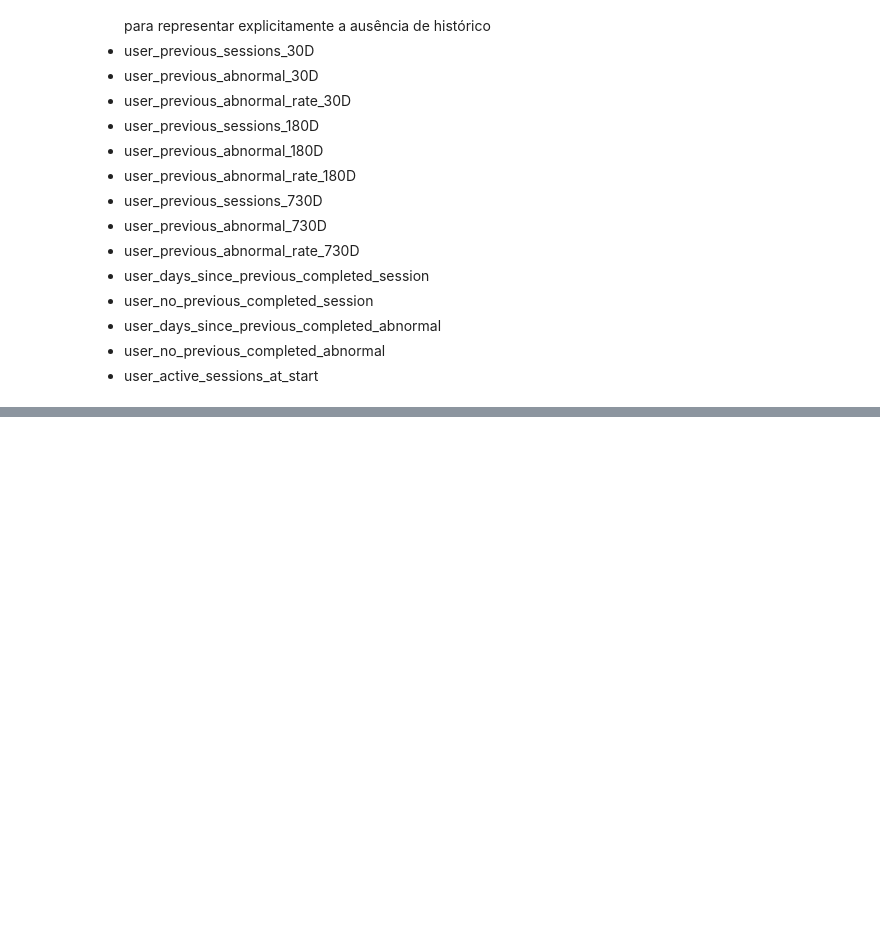
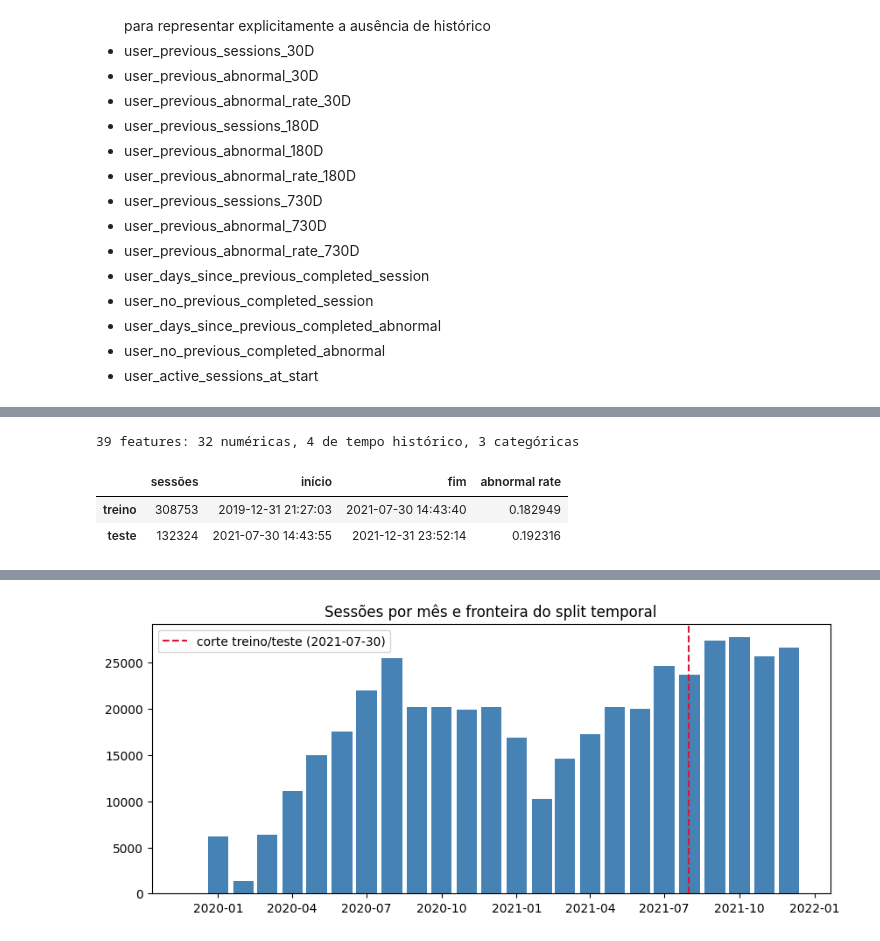
Before and after one commit to marianaCorreiia/MINDD-GPA-1260527-1211883-1231261, a Jupyter notebook: task1.ipynb, the cells around one changed output, grey strips where cells are left out. Saved outputs shown, nothing was run; the diff lists cells and outputs as text; code cells hidden in the pictures; blank space fills up the shorter version.

```diff
--- a/task1.ipynb
+++ b/task1.ipynb
@@ -1694,9 +1656,0 @@ As variáveis indicadoras `no_previous` são mantidas para preservar esta inform
-# %%
-history_time_columns = [
-    "post_hours_since_previous_completed_session",
-    "post_hours_since_previous_completed_abnormal",
-    "user_days_since_previous_completed_session",
-    "user_days_since_previous_completed_abnormal"
-]
-
-df[history_time_columns] = df[history_time_columns].fillna(-1)
@@ -1771,0 +1708,58 @@ Exclui-se variáveis que representam resultados da sessão ou que possam introdu
+# %%
+# Variáveis derivadas apenas de start_time (sem leakage); ordenação estável por start_time
+model_df = df.sort_values("start_time", kind="stable").reset_index(drop=True)
+model_df["start_hour"] = model_df["start_time"].dt.hour
+model_df["start_day_of_week"] = model_df["start_time"].dt.dayofweek
+model_df["start_month"] = model_df["start_time"].dt.month
+model_df["is_weekend"] = (model_df["start_day_of_week"] >= 5).astype(int)
+
+history_time_columns = [
+    "post_hours_since_previous_completed_session",
+    "post_hours_since_previous_completed_abnormal",
+    "user_days_since_previous_completed_session",
+    "user_days_since_previous_completed_abnormal",
+]
+history_other_columns = [
+    c for c in model_df.columns
+    if (c.startswith("post_") or c.startswith("user_")) and c not in history_time_columns
+] + ["is_new_user"]
+time_features = ["start_hour", "start_day_of_week", "start_month", "is_weekend"]
+context_numeric = ["electricity_price", "temperature", "relative_humidity", "precipitation_mm"]
+context_categorical = ["location_information", "district_name", "tariff_period"]
+
+# UserID e Charging Post ID ficam fora do primeiro modelo (risco de memória, secção D.5)
+numeric_features = time_features + context_numeric + history_other_columns
+feature_columns = numeric_features + history_time_columns + context_categorical
+print(f"{len(feature_columns)} features:", len(numeric_features), "numéricas,", len(history_time_columns),
+      "de tempo histórico,", len(context_categorical), "categóricas")
+# %% [output]
+39 features: 32 numéricas, 4 de tempo histórico, 3 categóricas
+# %%
+# Corte temporal 70/30 por start_time
+cut_time = model_df["start_time"].iloc[int(len(model_df) * 0.70)]
+train_df = model_df[model_df["start_time"] < cut_time]
+test_df = model_df[model_df["start_time"] >= cut_time]
+
+summary = pd.DataFrame({
+    "sessões": [len(train_df), len(test_df)],
+    "início": [train_df["start_time"].min(), test_df["start_time"].min()],
+    "fim": [train_df["start_time"].max(), test_df["start_time"].max()],
+    "abnormal rate": [train_df["is_abnormal"].mean(), test_df["is_abnormal"].mean()],
+}, index=["treino", "teste"])
+display(summary)
+
+overlap = (train_df["end_time"] >= cut_time).sum()
+print(f"Sessões de treino que terminam depois do corte ({cut_time}): {overlap}")
+
+monthly = model_df.groupby(model_df["start_time"].dt.to_period("M")).size()
+plt.figure(figsize=(10, 4))
+plt.bar(monthly.index.to_timestamp(), monthly.values, width=25, color="steelblue")
+plt.axvline(cut_time, color="crimson", linestyle="--", label=f"corte treino/teste ({cut_time.date()})")
+plt.title("Sessões por mês e fronteira do split temporal")
+plt.legend()
+save_fig("temporal_split")
+plt.show()
+# %% [output]
+|  | sessões | início | fim | abnormal rate |
+| treino | 308753 | 2019-12-31 21:27:03 | 2021-07-30 14:43:40 | 0.182949 |
+| teste | 132324 | 2021-07-30 14:43:55 | 2021-12-31 23:52:14 | 0.192316 |
@@ -1771,0 +1767 @@ Exclui-se variáveis que representam resultados da sessão ou que possam introdu
+[figure, added]
```
Also changed, not shown: parts of 64 cells of this notebook.
